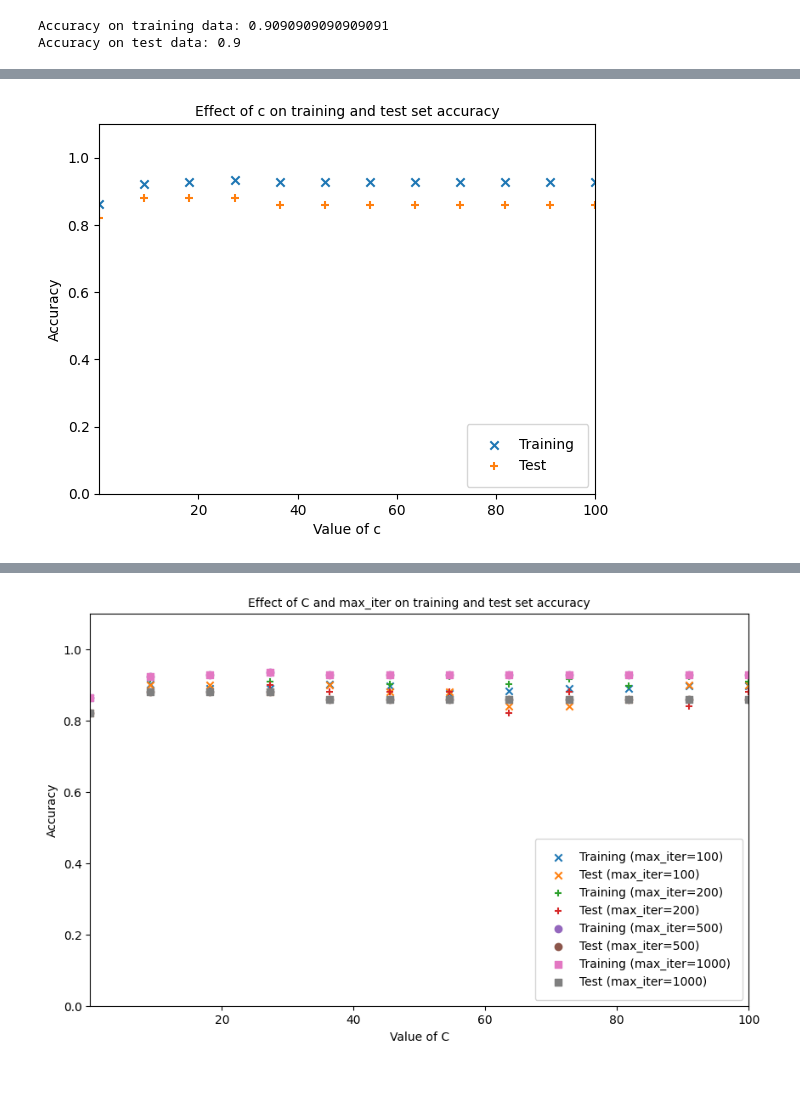
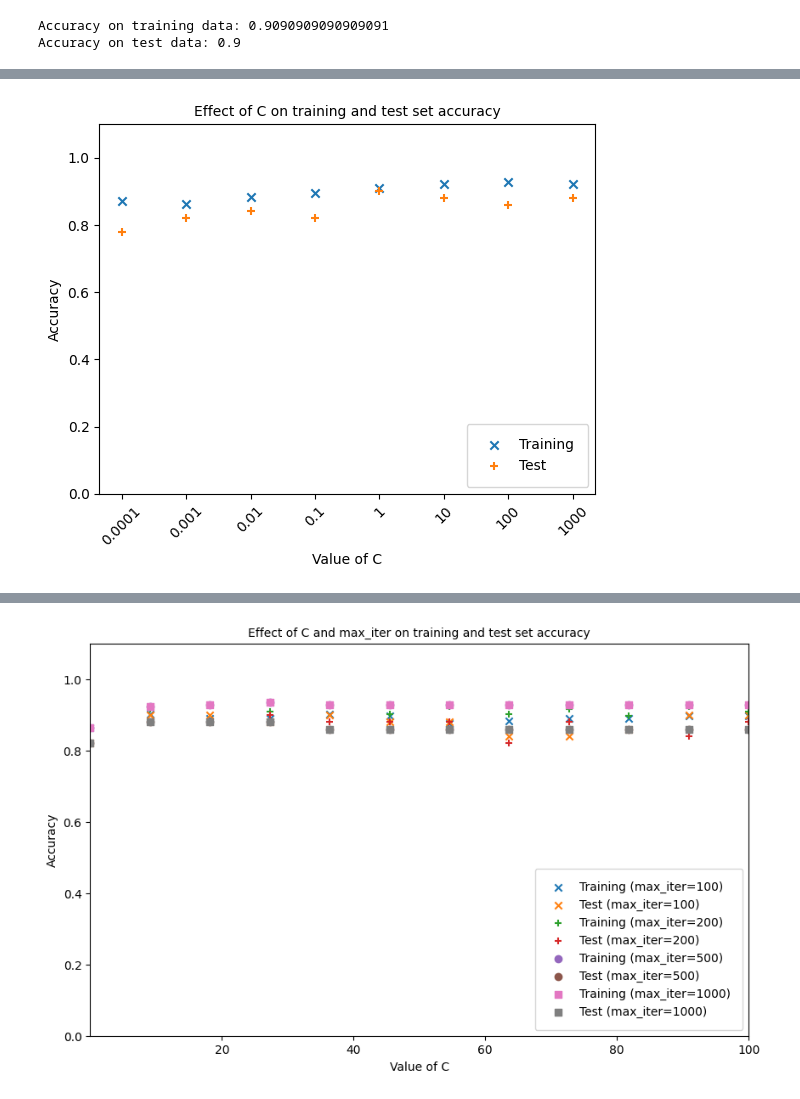
Before and after one commit to ciarangray0/Comparing-logistic-regression-and-SVM, a Jupyter notebook: LR.ipynb, the cells around one changed output, grey strips where cells are left out. Cells and saved outputs as stored; diff of their text form; code cells hidden in the pictures.

Commit message:
trained different c and penalty hyperparameters

```diff
--- a/LR.ipynb
+++ b/LR.ipynb
@@ -143,10 +144,9 @@ print("Accuracy on test data:", accuracy_test)
 Accuracy on training data: 0.9090909090909091
 Accuracy on test data: 0.9
 # %%
-import numpy as np
 # Now let's evaluate the effect of using different C values
 
-c_values = c_values = c_values = np.linspace(0.001, 100, 12)
+c_values =[0.0001, 0.001, 0.01, 0.1, 1, 10, 100, 1000]
 print("C-values", c_values)
 
 accuracy_training_c = []
@@ -163,6 +163,6 @@ for c in c_values:
     accuracy_training_c.append(metrics.accuracy_score(y_training, predictions_training_c))
     accuracy_test_c.append(metrics.accuracy_score(y_test, predictions_test_c))
 
-print("Accuracy on training data with different C values", accuracy_training_c)
-print("Accuracy on test data with different C values", accuracy_test_c)
+print("Accuracy on training data with different C values 0.0001 - 10000", accuracy_training_c)
+print("Accuracy on test data with different C values 0.0001 - 10000", accuracy_test_c)
 # %% [output]
@@ -174,16 +198,22 @@ Accuracy on test data with different C values [0.82, 0.88, 0.88, 0.88, 0.86, 0.8
 # %%
 # let's plot the accuracy on the training and test set
 import matplotlib.pyplot as plt
-plt.scatter(c_values,accuracy_training_c,marker="x")
-plt.scatter(c_values,accuracy_test_c,marker="+")
-plt.xlim([min(c_values), max(c_values)])
+
+# Make indices for plotting
+x_positions = range(len(c_values))
+
+plt.scatter(x_positions, accuracy_training_c, marker="x", label="Training")
+plt.scatter(x_positions, accuracy_test_c, marker="+", label="Test")
+
+# Replace numeric ticks with the actual C values
+plt.xticks(x_positions, c_values, rotation=45)
+
 plt.ylim([0.0, 1.1])
-plt.xlabel("Value of c")
+plt.xlabel("Value of C")
 plt.ylabel("Accuracy")
-legend_labels = ["Training","Test"]
-plt.legend(labels=legend_labels, loc=4, borderpad=1)
-plt.title("Effect of c on training and test set accuracy", fontsize=10)
+plt.legend(loc=4, borderpad=1)
+plt.title("Effect of C on training and test set accuracy", fontsize=10)
 plt.show()
 # %% [output]
-[figure, old version]
+[figure, new version]
 # %%
```
Also changed, not shown: parts of 5 cells of this notebook.
